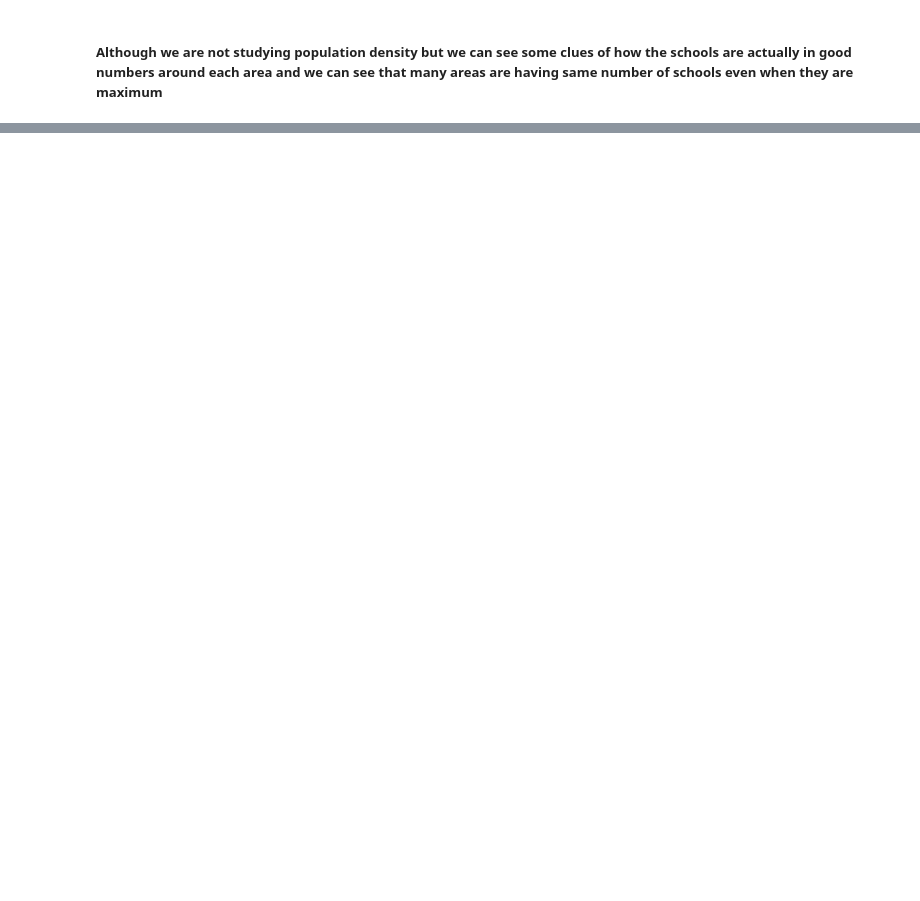
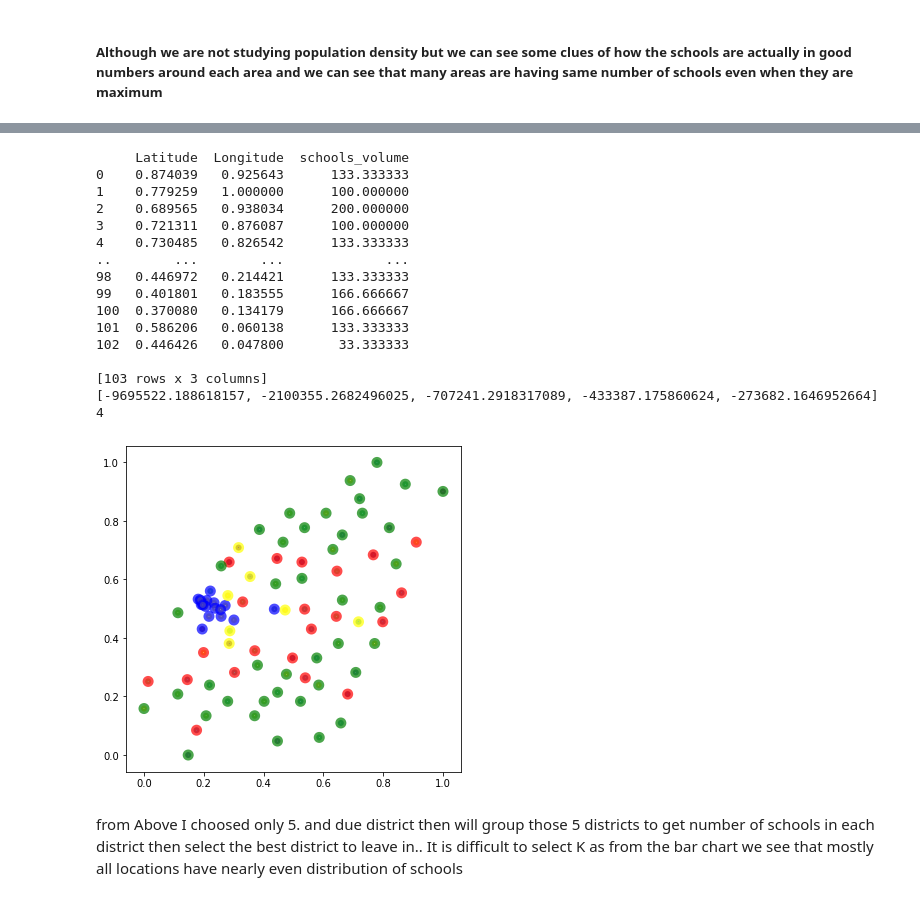
Before and after one commit to MoatazNegm/Coursera_Capstone, a Jupyter notebook: Week3_3_Assignment.ipynb, the cells around one changed output, grey strips where cells are left out. Cells and saved outputs as stored; diff of their text form; code cells hidden in the pictures; blank space fills up the shorter version.

```diff
--- a/Week3_3_Assignment.ipynb
+++ b/Week3_3_Assignment.ipynb
@@ -344,0 +370,68 @@ venues_map
+# %%
+from sklearn import preprocessing
+X=df[['Latitude','Longitude','schools_volume']]
+min_max_scaler = preprocessing.MinMaxScaler()
+X = min_max_scaler.fit_transform(X)
+X = pd.DataFrame(data=X, columns=['Latitude','Longitude','schools_volume'])
+X['schools_volume']= X['schools_volume']*1000
+print(X)
+scores=[]
+allks = 5
+
+x = X['Latitude']
+y = X['Longitude']
+h = X['schools_volume']
+
+for kito in range(allks):
+    kito += 1
+    k_means3 = KMeans(init = "k-means++", n_clusters = kito, n_init = 12)
+    k_means3.fit(X)
+    z = k_means3.labels_
+    scr=k_means3.score(X)
+    scores.append(scr)
+print(scores)
+toscore=[abs(scr) for scr in scores]
+thek = toscore.index(min(toscore))
+print(thek)
+fig = plt.figure(figsize=(6, 6))
+colors=['red','blue','green','yellow','grey']
+for k, col in zip(range(thek), colors):
+
+    class_member_mask = (z == k)
+    # Plot the datapoints that are clustered
+    xy =  X.loc[class_member_mask==True]
+    #plt.scatter(xy['Latitude'], xy['Longitude'],s=50, c=[col], marker=u'o', alpha=0.5)
+    ax = fig.add_subplot(111)
+    ax.scatter(xy['Latitude'], xy['Longitude'],
+           linewidths=5, alpha=.7,
+           edgecolor=col,
+
+           c=xy['schools_volume'])
+
+    # Plot the outliers
+    #xy = X[class_member_mask & ~core_samples_mask]
+    #plt.scatter(xy[0], xy[1],s=50, c=[col], marker=u'o', alpha=0.5)
+
+
+
+plt.show()
+# %% [output]
+     Latitude  Longitude  schools_volume
+0    0.874039   0.925643      133.333333
+1    0.779259   1.000000      100.000000
+2    0.689565   0.938034      200.000000
+3    0.721311   0.876087      100.000000
+4    0.730485   0.826542      133.333333
+..        ...        ...             ...
+98   0.446972   0.214421      133.333333
+99   0.401801   0.183555      166.666667
+100  0.370080   0.134179      166.666667
+101  0.586206   0.060138      133.333333
+102  0.446426   0.047800       33.333333
+
+[103 rows x 3 columns]
+[-9695522.188618157, -2100355.2682496025, -707241.2918317089, -433387.175860624, -273682.1646952664]
+4
+[figure, added]
+# %% [markdown]
+from Above I choosed only 5. and due district then will group those 5 districts to get number of schools in each district then select the best district to leave in.. It is difficult to select K as from the bar chart we see that mostly all locations have nearly even distribution of schools
```
Also changed, not shown: parts of 8 cells of this notebook.
